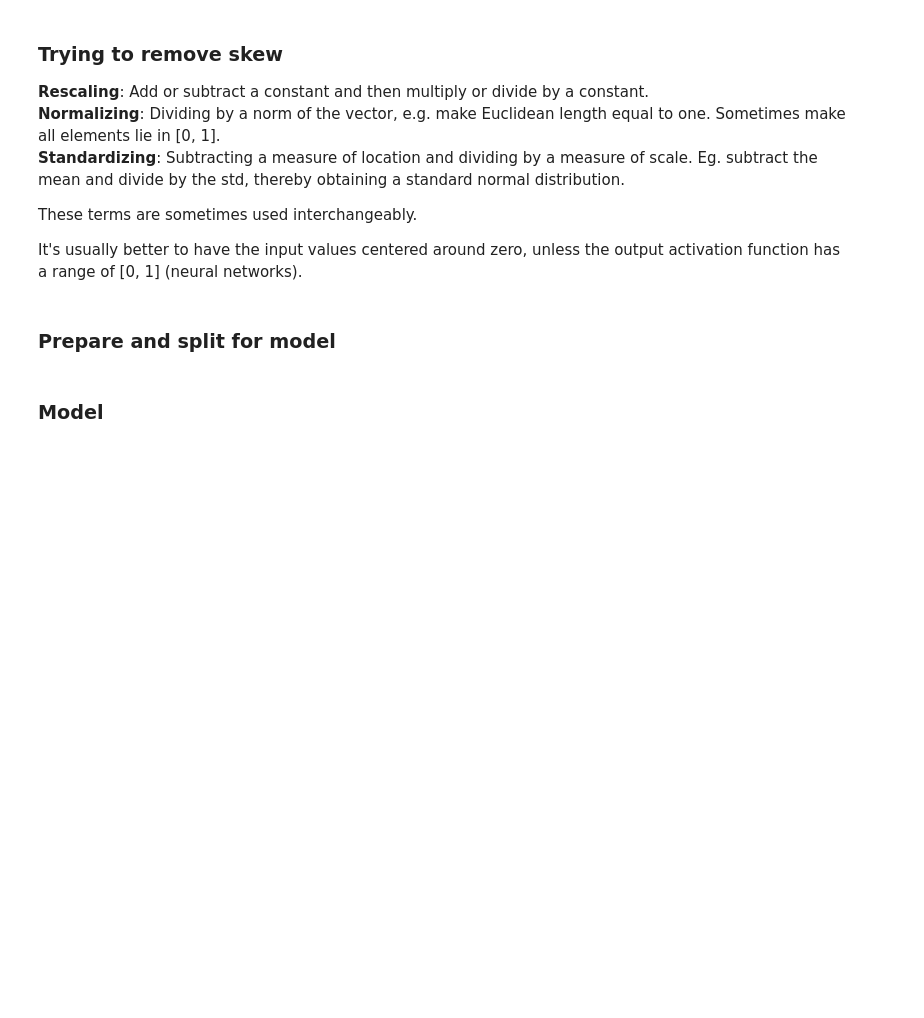
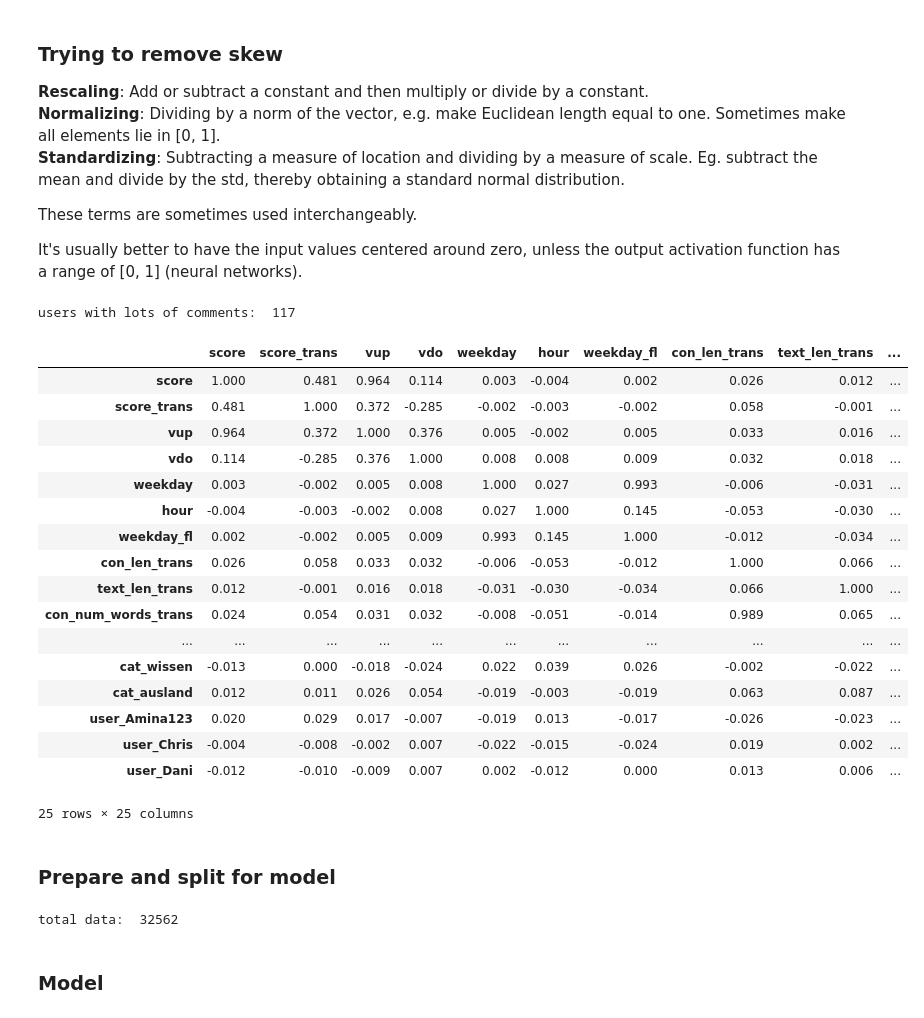
Before and after one commit to fdelia/bots, a Jupyter notebook: 4_prediction_model.ipynb, the cells around one changed output. Drawn from its saved outputs; the diff is of its cells as text; code cells hidden in the pictures; blank space fills up the shorter version.

```diff
--- a/4_prediction_model.ipynb
+++ b/4_prediction_model.ipynb
@@ -134,8 +140,8 @@ import math
 #df = df_merge.merge(temp, on='aut')
 temp = df_merge[['aut']].groupby('aut').size().reset_index()
 temp = temp.rename(columns = {0: 'user_n_comments'})
-temp2 = pd.get_dummies(temp[temp['user_n_comments']>50], prefix='user', columns=['aut'])
-print(len(temp2))
+temp2 = pd.get_dummies(temp[temp['user_n_comments']>100], prefix='user', columns=['aut'])
+print("users with lots of comments: ", len(temp2))
 temp = temp.merge(temp2).reset_index()
 df = df_merge.merge(temp, on='aut')
 
@@ -143,50 +149,98 @@ df['con_n_periods'] = df['con'].apply(lambda x: len(x.split('.')))
 
 def sgn(x):
     if x == 0: return 0
     else: return x/abs(x)
 # Removes left/right skew
 for col in ['weekday_fl', 'con_len', 'text_len', 'time_since_first',
             'num_comments', 'user_n_comments', 'con_n_periods',
             'score', 'contr', 'header_len', 'con_num_words', 'text_num_words']:
     df[col + '_trans'] = df[col].apply(lambda x: sgn(x)*math.log(abs(x) + 1))
 
 # Memory optimization
 # Technical stuff, contributes nothing to analysis
 conv = df.select_dtypes(include=['int']).apply(pd.to_numeric,downcast='unsigned')
 df[conv.columns] = conv
 
 # I removed very weak correlations to "score" and "contr"
 cols = ['score', 'score_trans', 'vup', 'vdo', 'weekday', 'hour', 'weekday_fl',
        'con_len_trans', 'text_len_trans', 'con_num_words_trans', 'user_n_comments',
         'text_num_words_trans', 'num_comments', 'num_comments_trans',
        'time_since_first_trans', 'header_len_trans', 'con_n_periods',
         'cat_schweiz', 'cat_finance', 'cat_sport', 'cat_wissen', 'cat_ausland',
        'user_Amina123', 'user_Chris', 'user_Dani']
 # Get pearson co-efficients
 df[cols].corr()
 
 #df.hist('user_score_mean_trans')
 
 #for c in cols:
 #    print(c)
 #    print(df[np.isnan(df[col])].head(3))
+# %% [output]
+users with lots of comments:  117
+|  | score | score_trans | vup | vdo | weekday | hour | weekday_fl | con_len_trans | text_len_trans | ... |
+| score | 1.000 | 0.481 | 0.964 | 0.114 | 0.003 | -0.004 | 0.002 | 0.026 | 0.012 | ... |
+| score_trans | 0.481 | 1.000 | 0.372 | -0.285 | -0.002 | -0.003 | -0.002 | 0.058 | -0.001 | ... |
+| vup | 0.964 | 0.372 | 1.000 | 0.376 | 0.005 | -0.002 | 0.005 | 0.033 | 0.016 | ... |
+| vdo | 0.114 | -0.285 | 0.376 | 1.000 | 0.008 | 0.008 | 0.009 | 0.032 | 0.018 | ... |
+| weekday | 0.003 | -0.002 | 0.005 | 0.008 | 1.000 | 0.027 | 0.993 | -0.006 | -0.031 | ... |
+| hour | -0.004 | -0.003 | -0.002 | 0.008 | 0.027 | 1.000 | 0.145 | -0.053 | -0.030 | ... |
+| weekday_fl | 0.002 | -0.002 | 0.005 | 0.009 | 0.993 | 0.145 | 1.000 | -0.012 | -0.034 | ... |
+| con_len_trans | 0.026 | 0.058 | 0.033 | 0.032 | -0.006 | -0.053 | -0.012 | 1.000 | 0.066 | ... |
+| text_len_trans | 0.012 | -0.001 | 0.016 | 0.018 | -0.031 | -0.030 | -0.034 | 0.066 | 1.000 | ... |
+| con_num_words_trans | 0.024 | 0.054 | 0.031 | 0.032 | -0.008 | -0.051 | -0.014 | 0.989 | 0.065 | ... |
+| ... | ... | ... | ... | ... | ... | ... | ... | ... | ... | ... |
+| cat_wissen | -0.013 | 0.000 | -0.018 | -0.024 | 0.022 | 0.039 | 0.026 | -0.002 | -0.022 | ... |
+| cat_ausland | 0.012 | 0.011 | 0.026 | 0.054 | -0.019 | -0.003 | -0.019 | 0.063 | 0.087 | ... |
+| user_Amina123 | 0.020 | 0.029 | 0.017 | -0.007 | -0.019 | 0.013 | -0.017 | -0.026 | -0.023 | ... |
+| user_Chris | -0.004 | -0.008 | -0.002 | 0.007 | -0.022 | -0.015 | -0.024 | 0.019 | 0.002 | ... |
+| user_Dani | -0.012 | -0.010 | -0.009 | 0.007 | 0.002 | -0.012 | 0.000 | 0.013 | 0.006 | ... |
+25 rows × 25 columns
 # %% [markdown]
 ### Prepare and split for model
 # %%
 # https://de.wikipedia.org/wiki/Liste_der_h%C3%A4ufigsten_W%C3%B6rter_der_deutschen_Sprache
 stop_words = "die, der, und, in, zu, den, das, nicht, von, sie, ist, des, sich, mit, dem, dass, er, es, ein, ich, auf, so, eine, auch, als, an, nach, wie, im, für"
 stop_words += "man, aber, aus, durch, wenn, nur, war, noch, werden, bei, hat, wir, was, wird, sein, einen, welche, sind, oder, zur, um, haben, einer, mir, über, ihm, diese, einem, ihr, uns"
-#stop_words += "da, zum, kann, doch, vor, dieser, mich, ihn, du, hatte, seine, mehr, am, denn, nun, unter, sehr, selbst, schon, hier"
-#stop_words += "bis, habe, ihre, dann, ihnen, seiner, alle, wieder, meine, Zeit, gegen, vom, ganz, einzelnen, wo, muss, ohne, eines, können, sei"
+stop_words += "da, zum, kann, doch, vor, dieser, mich, ihn, du, hatte, seine, mehr, am, denn, nun, unter, sehr, selbst, schon, hier"
+stop_words += "bis, habe, ihre, dann, ihnen, seiner, alle, wieder, meine, Zeit, gegen, vom, ganz, einzelnen, wo, muss, ohne, eines, können, sei"
 stop_words = stop_words.lower()
 stop_words = stop_words.split(', ')
 
 X = df.drop(['score', 'contr', 'vup', 'vdo'], axis=1)
 y = df['score']
 
-from sklearn.model_selection import train_test_split
+from sklearn.model_selection import train_test_split, learning_curve
 X_train, X_test, y_train, y_test = train_test_split(X, y, test_size=0.3, random_state=0)
-print("rows total: ", len(X))
+print("total data: ", len(X))
+
+def plot_learning_curve(estimator, X, y, ylim=None, n_jobs=1, train_sizes=np.linspace(.1, 1.0, 5)):
+    plt.figure()
+    plt.title('Learning curve')
+    if ylim is not None:
+        plt.ylim(*ylim)
+    plt.xlabel('Training examples'); plt.ylabel('Score')
+    train_sizes, train_scores, test_scores = learning_curve(
+        estimator, X, y, n_jobs=n_jobs, train_sizes=train_sizes)
+    train_scores_mean = np.mean(train_scores, axis=1)
+    train_scores_std = np.std(train_scores, axis=1)
+    test_scores_mean = np.mean(test_scores, axis=1)
+    test_scores_std = np.std(test_scores, axis=1)
+    plt.grid()
+    plt.fill_between(train_sizes, train_scores_mean - train_scores_std,
+                     train_scores_mean + train_scores_std, alpha=0.1,
+                     color="r")
+    plt.fill_between(train_sizes, test_scores_mean - test_scores_std,
+                     test_scores_mean + test_scores_std, alpha=0.1, color="g")
+    plt.plot(train_sizes, train_scores_mean, 'o-', color="r",
+             label="Training score")
+    plt.plot(train_sizes, test_scores_mean, 'o-', color="g",
+             label="Cross-validation score")
+
+    plt.legend(loc="best")
+    return plt
+# %% [output]
+total data:  32562
 # %% [markdown]
 ### Model
 # %%
```
Also changed, not shown: parts of 4 cells of this notebook.
